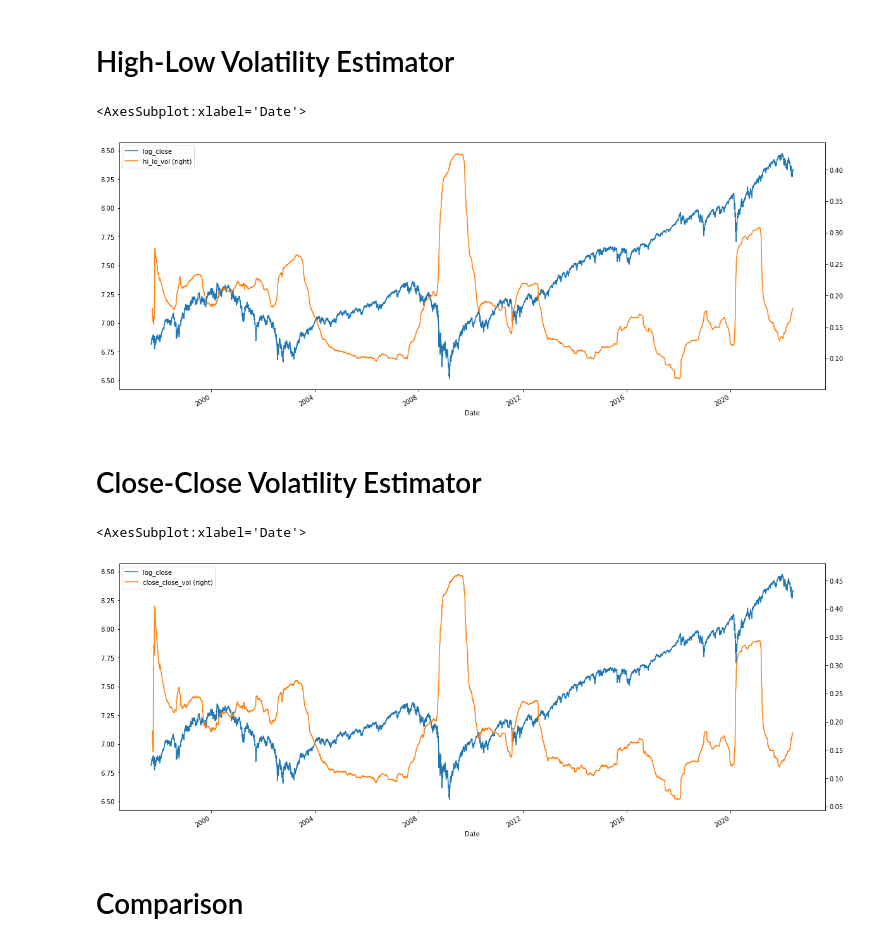
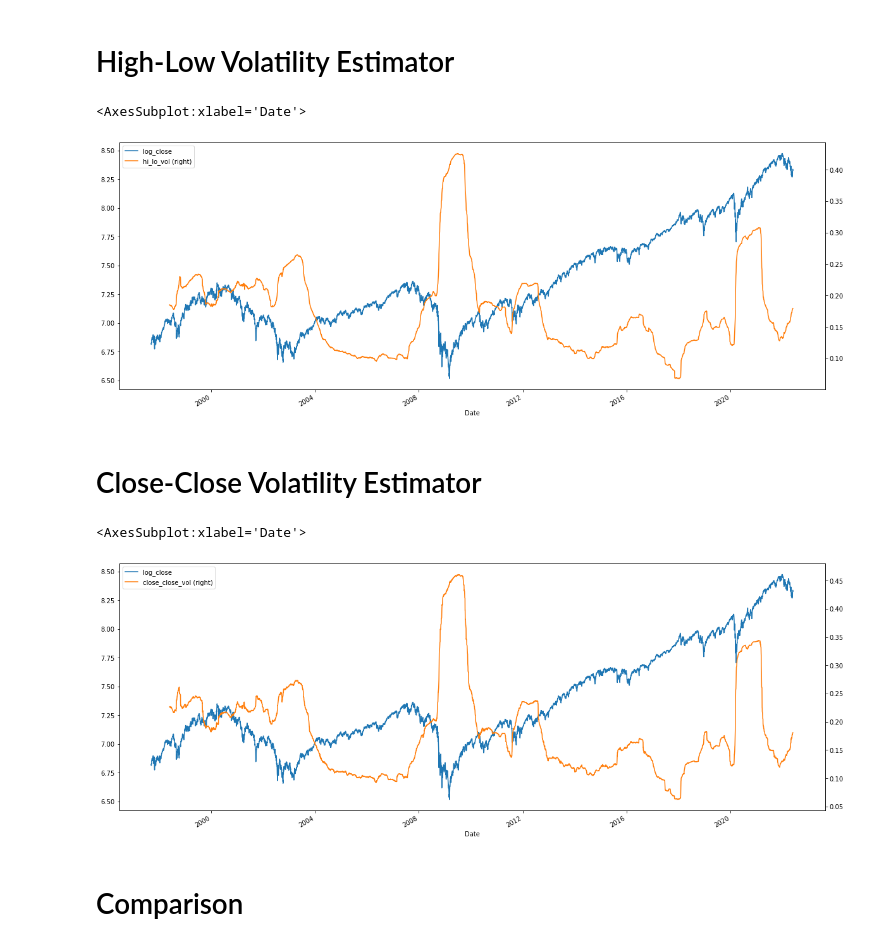
Before and after one commit to maxgao18/AFML, a Jupyter notebook: 19.3.ipynb, the cells around one changed output. Drawn from its saved outputs; the diff is of its cells as text; code cells hidden in the pictures.

```diff
--- a/19.3.ipynb
+++ b/19.3.ipynb
@@ -19,22 +19,23 @@ data["log_close"] = np.log(data["Close"])
 
 period=pd.Timedelta(52, "W")
 rolling_window="365D"
+min_periods=180
 # %% [markdown]
 # High-Low Volatility Estimator
 # %%
-data["hi_lo_vol"] = microstructure.high_low_volatility_estimator(data, period=period, rolling_window=rolling_window)
+data["hi_lo_vol"] = microstructure.high_low_volatility_estimator(data, period=period, rolling_window=rolling_window, min_periods=min_periods)
 data[["log_close", "hi_lo_vol"]].plot(secondary_y="hi_lo_vol")
 # %% [output]
 <AxesSubplot:xlabel='Date'>
-[figure, old version]
+[figure, new version]
 # %% [markdown]
 # Close-Close Volatility Estimator
 # %%
-data["close_close_vol"] = microstructure.close_close_volatility_estimator(data, period=period, rolling_window=rolling_window)
+data["close_close_vol"] = microstructure.close_close_volatility_estimator(data, period=period, rolling_window=rolling_window, min_periods=min_periods)
 data[["log_close", "close_close_vol"]].plot(secondary_y="close_close_vol")
 # %% [output]
 <AxesSubplot:xlabel='Date'>
-[figure, old version]
+[figure, new version]
 # %% [markdown]
 # Comparison
 # %%
```
Also changed, not shown: parts of 2 cells of this notebook.
